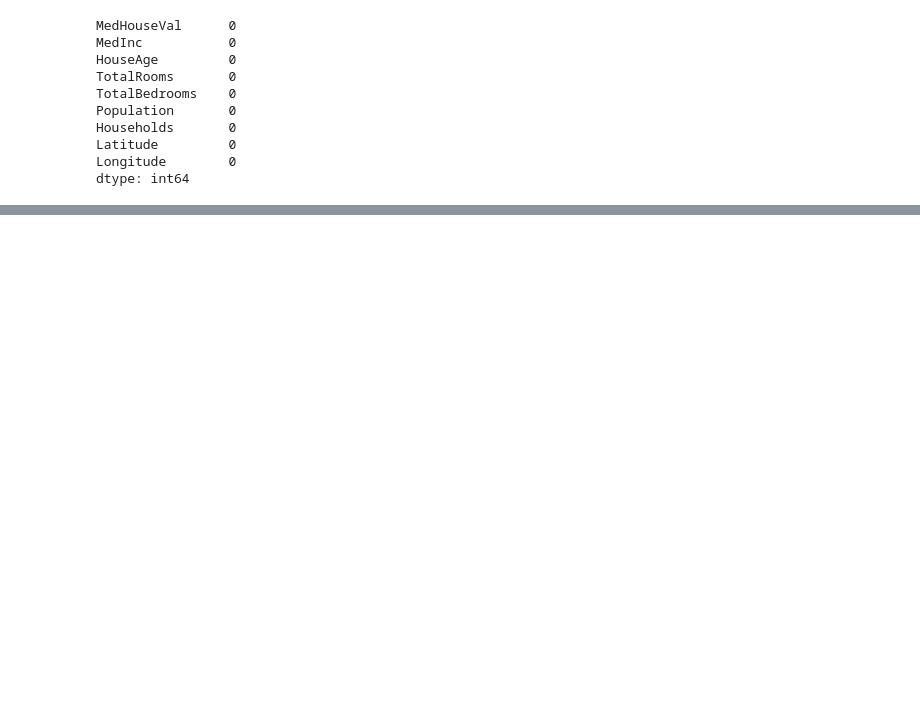
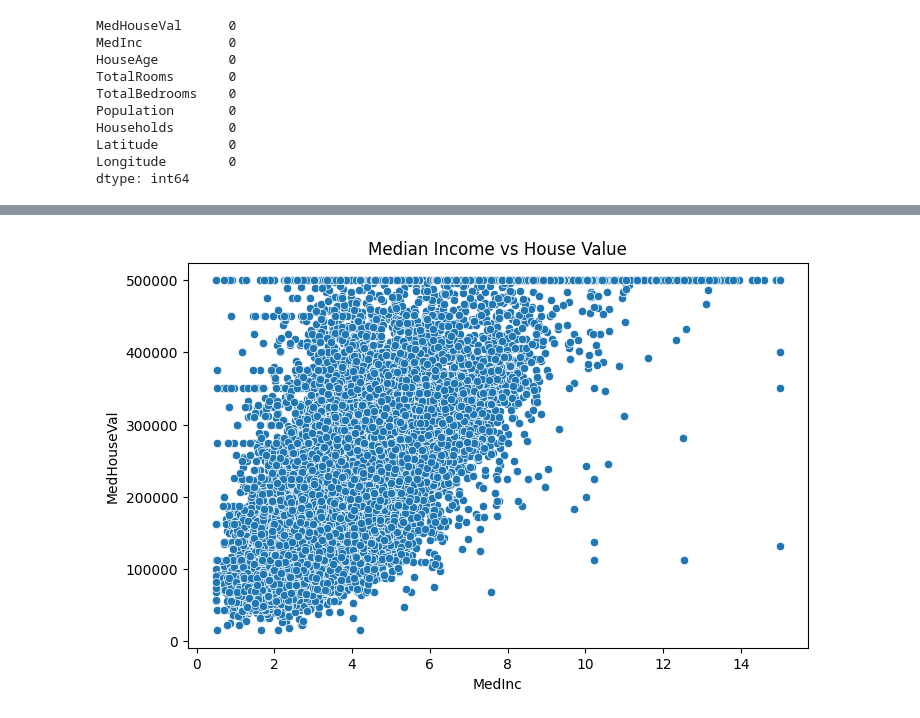
Before and after one commit to khasif18/house-price-predictor-, a Jupyter notebook: task1_ml_linear_regression.ipynb.ipynb, the cells around one changed output, grey strips where cells are left out. Drawn from its saved outputs; the diff is of its cells as text; code cells hidden in the pictures; blank space fills up the shorter version.

```diff
--- a/task1_ml_linear_regression.ipynb.ipynb
+++ b/task1_ml_linear_regression.ipynb.ipynb
@@ -113,0 +147,10 @@ dtype: int64
+# %%
+plt.figure(figsize=(8,5))
+sns.scatterplot(
+    x=df["MedInc"],
+    y=df["MedHouseVal"]
+)
+plt.title("Median Income vs House Value")
+plt.show()
+# %% [output]
+[figure, added]
```
Also changed, not shown: parts of 4 cells of this notebook.
